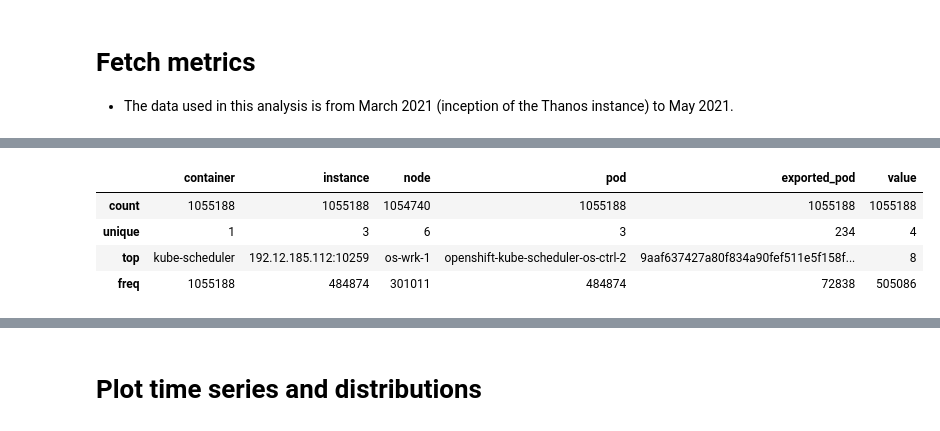
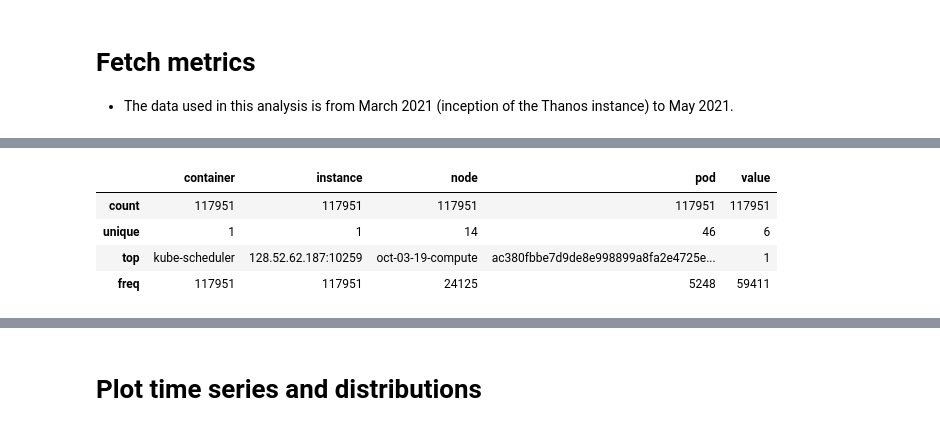
Before and after one commit to aicoe-aiops/operate-first-jupyterhub-analysis, a Jupyter notebook: notebooks/resource_allocation/rec_cpu_req_lim.ipynb, the cells around one changed output, grey strips where cells are left out. Saved outputs shown, nothing was run; the diff lists cells and outputs as text; code cells hidden in the pictures.

```diff
--- a/notebooks/resource_allocation/rec_cpu_req_lim.ipynb
+++ b/notebooks/resource_allocation/rec_cpu_req_lim.ipynb
@@ -38,7 +38,9 @@ sns.set()
 # Fetch metrics
 - The data used in this analysis is from March 2021 (inception of the Thanos instance) to May 2021.
 # %%
-prom_url = "http://thanos-query-frontend-opf-observatorium.apps.zero.massopen.cloud/"
+prom_url = (
+    "https://thanos-query-frontend-opf-observatorium.apps.smaug.na.operate-first.cloud"
+)
 # Creating the prometheus connect object with the required parameters
 # To get your token, login to moc operate first dashboard
 # click on your username on top right
@@ -52,8 +54,8 @@ pc = PrometheusConnect(
 all_metrics = pd.DataFrame(pc.all_metrics(), columns={"metrics"})
 # %%
 ## Define function to fetch data for a start time and end time
-start_time = datetime(2021, 3, 1, 12)
-end_time = datetime(2021, 5, 25, 12)
+start_time = datetime(2021, 10, 1, 12)
+end_time = datetime(2021, 12, 1, 12)
 
 
 def fetch_metric(metric_name, start_time, end_time):
@@ -116,20 +116,18 @@ pod_cpu_request.describe()
 # %%
 pod_cpu_limit = fetch_metric(
-    "kube_pod_resource_limit{exported_namespace='opf-jupyterhub', resource='cpu'}",
+    "kube_pod_resource_limit{namespace='opf-jupyterhub', resource='cpu'}",
     start_time,
     end_time,
 )
-pod_cpu_limit = pod_cpu_limit[
-    ["container", "instance", "node", "pod", "exported_pod", "value"]
-]
-pod_cpu_limit["exported_pod"] = pod_cpu_limit["exported_pod"].apply(hash_str)
+pod_cpu_limit = pod_cpu_limit[["container", "instance", "node", "pod", "value"]]
+pod_cpu_limit["pod"] = pod_cpu_limit["pod"].apply(hash_str)
 pod_cpu_limit.describe()
 # %% [output]
-|  | container | instance | node | pod | exported_pod | value |
-| count | 1055188 | 1055188 | 1054740 | 1055188 | 1055188 | 1055188 |
-| unique | 1 | 3 | 6 | 3 | 234 | 4 |
-| top | kube-scheduler | 192.12.185.112:10259 | os-wrk-1 | openshift-kube-scheduler-os-ctrl-2 | 9aaf637427a80f834a90fef511e5f158f... | 8 |
-| freq | 1055188 | 484874 | 301011 | 484874 | 72838 | 505086 |
+|  | container | instance | node | pod | value |
+| count | 117951 | 117951 | 117951 | 117951 | 117951 |
+| unique | 1 | 1 | 14 | 46 | 6 |
+| top | kube-scheduler | 128.52.62.187:10259 | oct-03-19-compute | ac380fbbe7d9de8e998899a8fa2e4725e... | 1 |
+| freq | 117951 | 117951 | 24125 | 5248 | 59411 |
 # %%
 ## Resample data to 5min interval
 def sum_resample(x):
```
Also changed, not shown: parts of 6 cells of this notebook, 1 other file.
